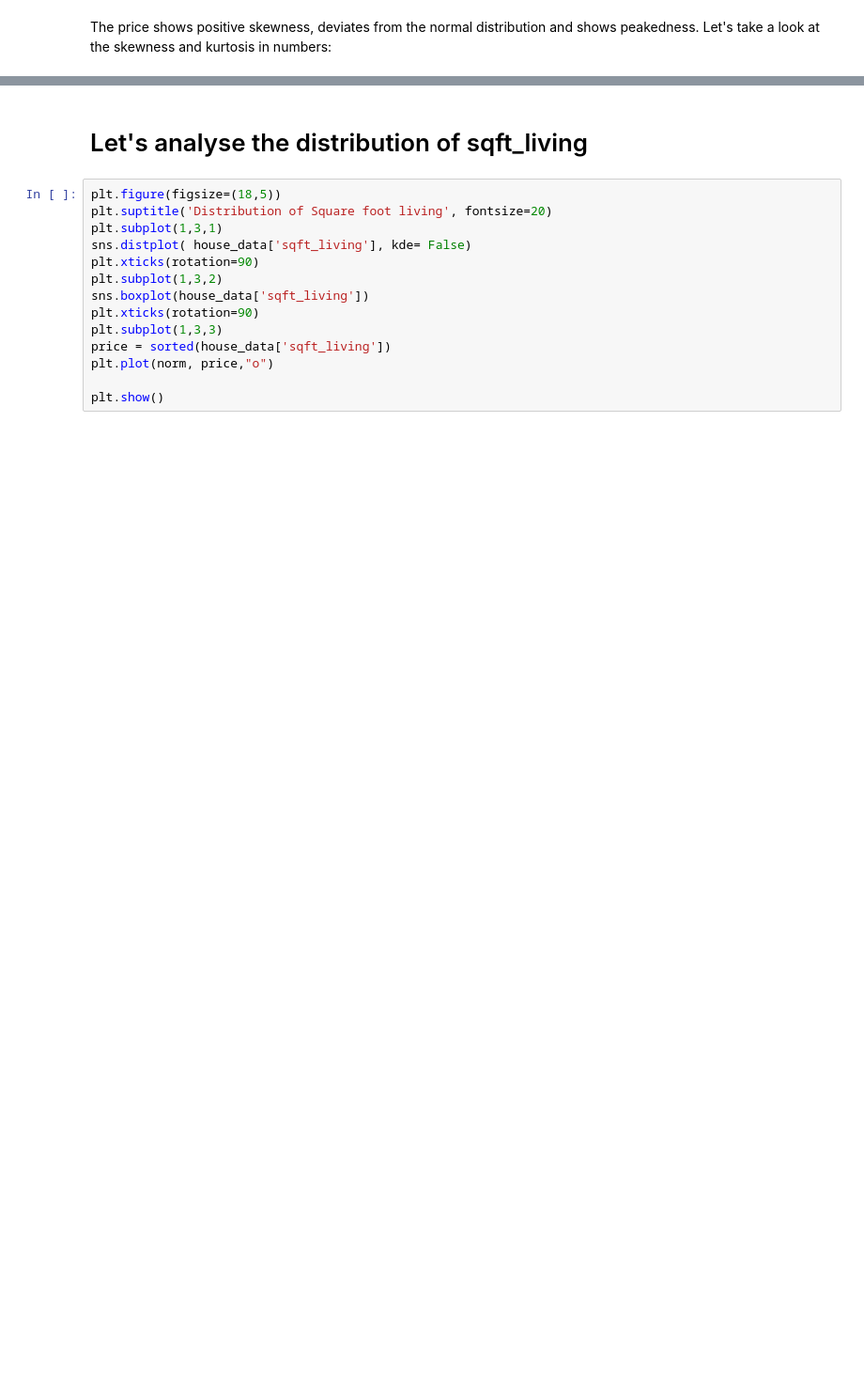
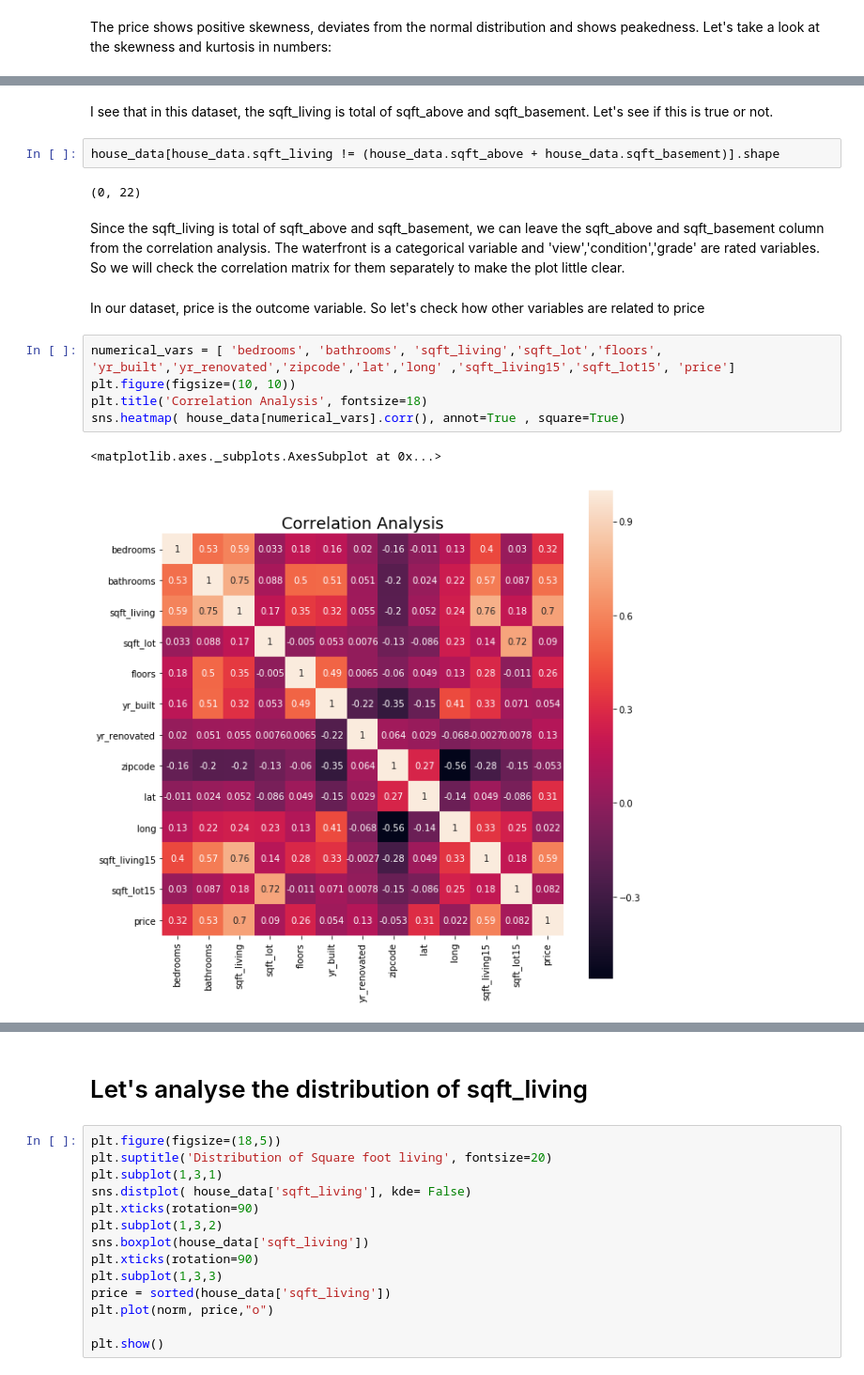
Before and after one commit to prasantidas/Thinkful_Data_Science, a Jupyter notebook: unit 2 lesson 1- 8.ipynb, the cells around one changed output, grey strips where cells are left out. Shown: that part at 94% size. Drawn from its saved outputs; the diff is of its cells as text; blank space fills up the shorter version.

```diff
--- a/unit 2 lesson 1- 8.ipynb
+++ b/unit 2 lesson 1- 8.ipynb
@@ -219,0 +247,19 @@ Kurtosis: 34.568522
+# %% [markdown]
+I see that in this dataset, the sqft_living is total of sqft_above and sqft_basement. Let's see if this is true or not.
+# %%
+house_data[house_data.sqft_living != (house_data.sqft_above + house_data.sqft_basement)].shape
+# %% [output]
+(0, 22)
+# %% [markdown]
+Since the sqft_living is total of sqft_above and sqft_basement, we can leave the sqft_above and sqft_basement column from the correlation analysis.
+The waterfront is a categorical variable and 'view','condition','grade' are rated variables. So we will check the correlation matrix for them separately to make the plot little clear.
+# %% [markdown]
+In our dataset, price is the outcome variable. So let's check how other variables are related to price
+# %%
+numerical_vars = [ 'bedrooms', 'bathrooms', 'sqft_living','sqft_lot','floors', 'yr_built','yr_renovated','zipcode','lat','long' ,'sqft_living15','sqft_lot15', 'price']
+plt.figure(figsize=(10, 10))
+plt.title('Correlation Analysis', fontsize=18)
+sns.heatmap( house_data[numerical_vars].corr(), annot=True , square=True)
+# %% [output]
+<matplotlib.axes._subplots.AxesSubplot at 0x...>
+[figure, added]
```
Also changed, not shown: parts of 122 cells of this notebook.
